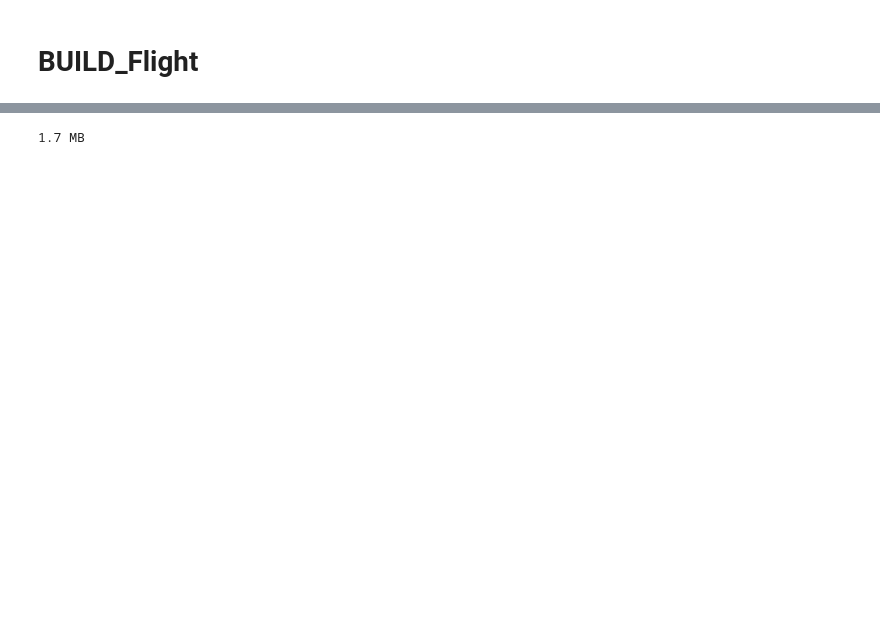
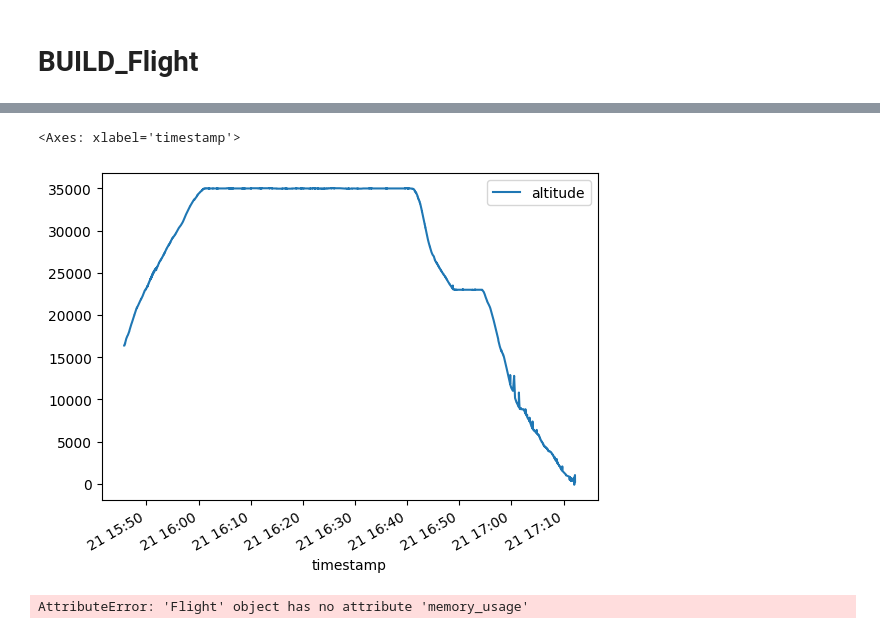
Before and after one commit to Lory94/aviation-data-challenge-2025, a Jupyter notebook: notebooks/BUILD_Flight/BUILD_Flight.ipynb, the cells around one changed output, grey strips where cells are left out. Cells and saved outputs as stored; diff of their text form; code cells hidden in the pictures; blank space fills up the shorter version.

Commit message:
solved a reference issue in Flight

```diff
--- a/notebooks/BUILD_Flight/BUILD_Flight.ipynb
+++ b/notebooks/BUILD_Flight/BUILD_Flight.ipynb
@@ -23,7 +23,7 @@ class Flight(object):
 
         self.directory = f"~/prc-challenge-2025/data/flights_{variant}"
         filenames = os.listdir(os.path.expanduser(self.directory))
-        self.flight_ids = map(lambda filename: filename.split(".")[0], filenames)
+        self.flight_ids = list(map(lambda filename: filename.split(".")[0], filenames))
 
     def __getitem__(self, flight_id):
         flight = self.load_flight(flight_id)
@@ -34,9 +34,6 @@ class Flight(object):
         asset = pd.read_parquet(os.path.join(self.directory, filename))
         return asset
 
-    def keys(self):
-        return list(self.flight_ids)
-
 def get_Flight(variant):
 
     # variant
@@ -65,6 +45,14 @@ asset[flight_id]
+# %%
+flight_id = asset.flight_ids[0]
+# %%
+altitude = asset[flight_id][["timestamp", "altitude"]]
+altitude.set_index("timestamp").plot()
+# %% [output]
+<Axes: xlabel='timestamp'>
+[figure, added]
 # %%
 from prc_challenge.utils.eda import print_dataframe_memory_footprint
 
 print_dataframe_memory_footprint(asset)
 # %% [output]
-1.7 MB
+AttributeError: 'Flight' object has no attribute 'memory_usage'
```
Also changed, not shown: parts of 1 cell of this notebook, 1 other file.
